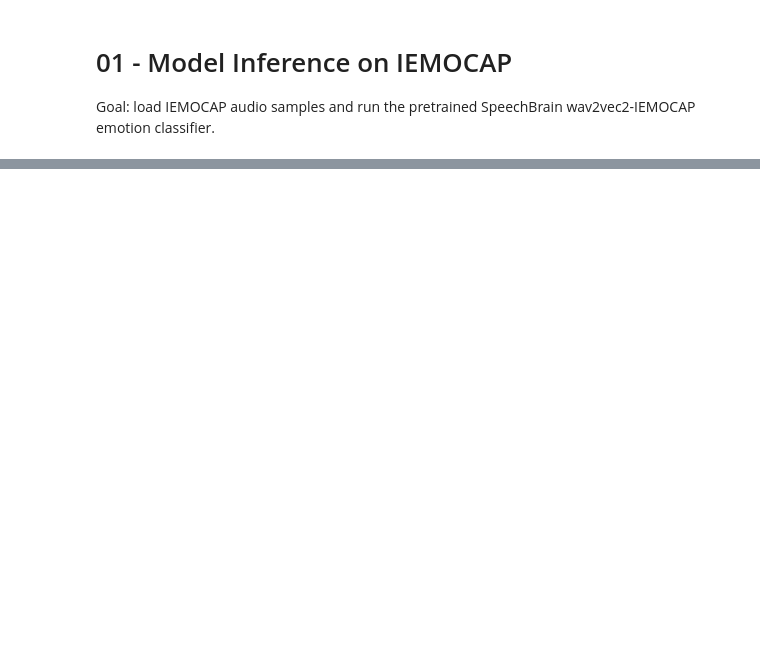
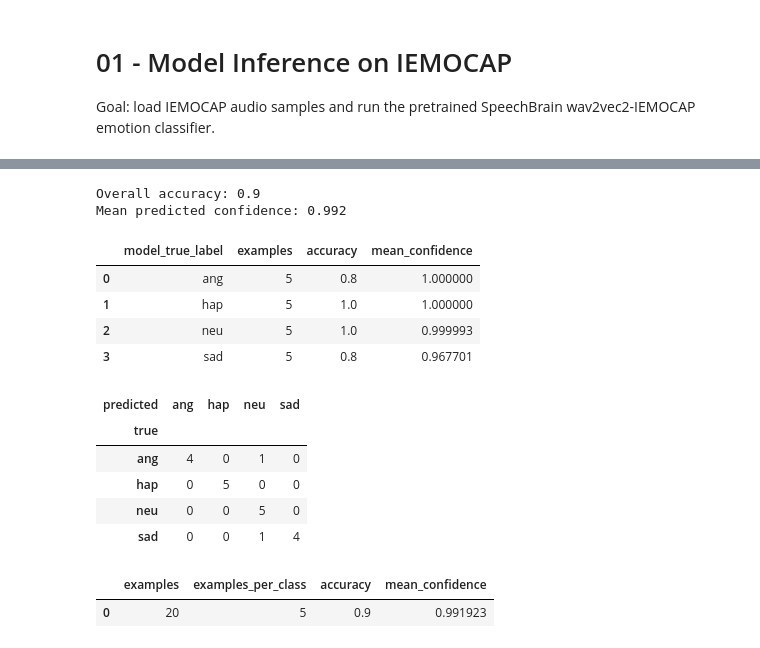
Before and after one commit to MateusWiteck/gradient_based_speach_xai, a Jupyter notebook: notebooks/01_inference_iemocap.ipynb, the cells around one changed output, grey strips where cells are left out. Drawn from its saved outputs; the diff is of its cells as text; code cells hidden in the pictures; blank space fills up the shorter version.

```diff
--- a/notebooks/01_inference_iemocap.ipynb
+++ b/notebooks/01_inference_iemocap.ipynb
@@ -62,0 +116,54 @@ predictions_table
+# %%
+predictions_table['is_correct'] = predictions_table['model_true_label'] == predictions_table['predicted_label']
+predictions_table.to_csv(PREDICTIONS_CSV, index=False)
+accuracy = predictions_table['is_correct'].mean()
+mean_confidence = predictions_table['predicted_confidence'].mean()
+
+per_class_accuracy = (
+    predictions_table.groupby('model_true_label', as_index=False)
+    .agg(
+        examples=('audio_id', 'count'),
+        accuracy=('is_correct', 'mean'),
+        mean_confidence=('predicted_confidence', 'mean'),
+    )
+)
+
+confusion_matrix = pd.crosstab(
+    predictions_table['model_true_label'],
+    predictions_table['predicted_label'],
+    rownames=['true'],
+    colnames=['predicted'],
+    dropna=False,
+)
+
+evaluation_summary = pd.DataFrame([
+    {
+        'examples': len(predictions_table),
+        'examples_per_class': EVALUATION_EXAMPLES_PER_CLASS,
+        'accuracy': accuracy,
+        'mean_confidence': mean_confidence,
+    }
+])
+evaluation_summary.to_csv(EVALUATION_SUMMARY_CSV, index=False)
+
+print('Overall accuracy:', round(accuracy, 3))
+print('Mean predicted confidence:', round(mean_confidence, 3))
+display(per_class_accuracy)
+display(confusion_matrix)
+evaluation_summary
+# %% [output]
+Overall accuracy: 0.9
+Mean predicted confidence: 0.992
+|  | model_true_label | examples | accuracy | mean_confidence |
+| 0 | ang | 5 | 0.8 | 1.000000 |
+| 1 | hap | 5 | 1.0 | 1.000000 |
+| 2 | neu | 5 | 1.0 | 0.999993 |
+| 3 | sad | 5 | 0.8 | 0.967701 |
+| predicted | ang | hap | neu | sad |
+| true |  |  |  |  |
+| ang | 4 | 0 | 1 | 0 |
+| hap | 0 | 5 | 0 | 0 |
+| neu | 0 | 0 | 5 | 0 |
+| sad | 0 | 0 | 1 | 4 |
+|  | examples | examples_per_class | accuracy | mean_confidence |
+| 0 | 20 | 5 | 0.9 | 0.991923 |
```
Also changed, not shown: parts of 8 cells of this notebook, 24 other files.
